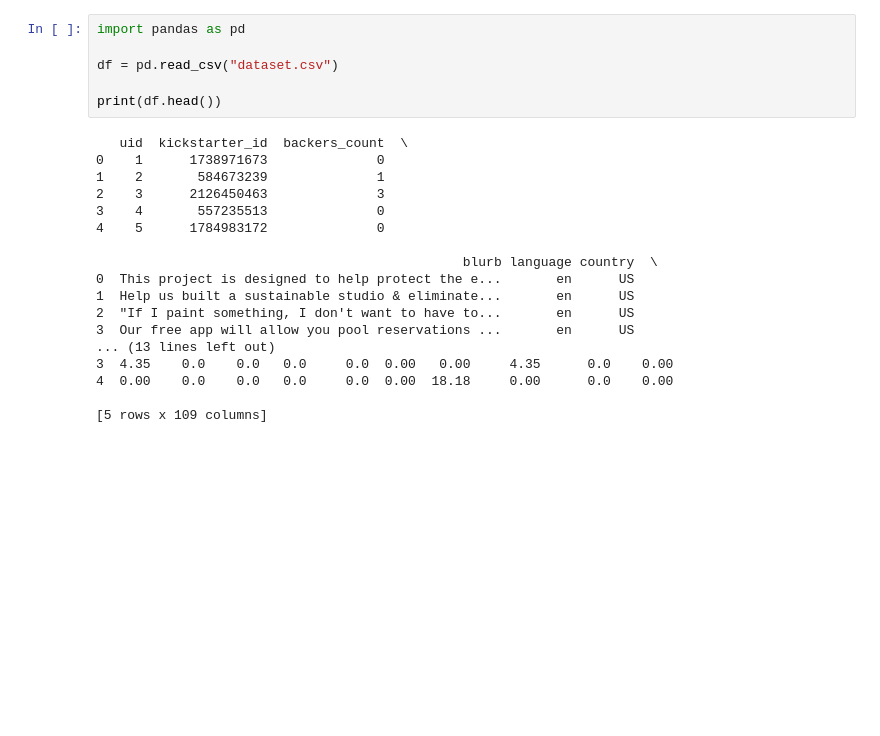
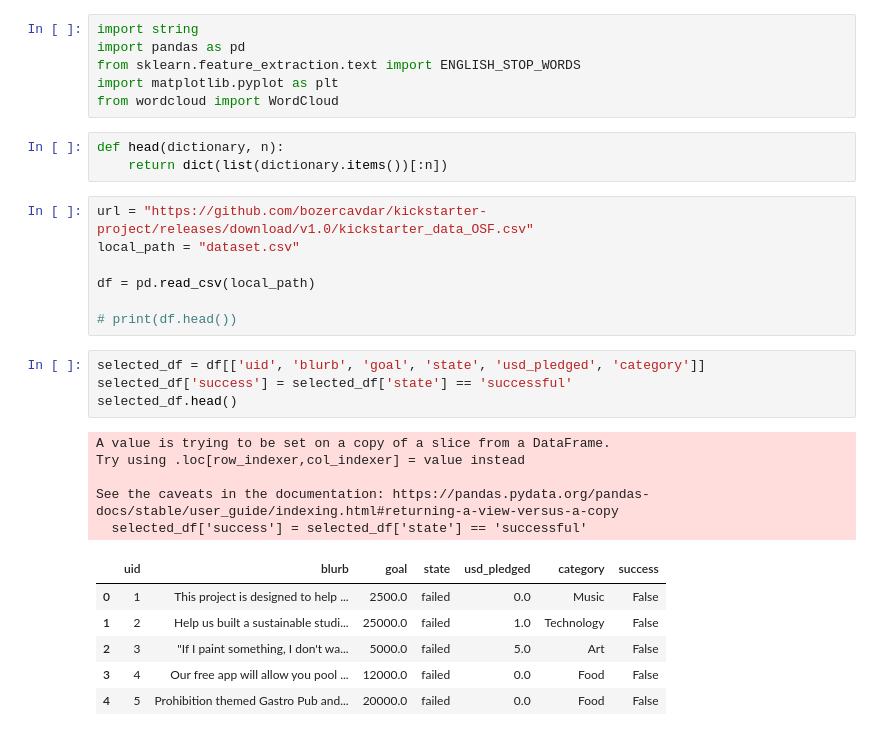
Before and after one commit to bozercavdar/kickstarter-project, a Jupyter notebook: main.ipynb, the cells around one changed output. Cells and saved outputs as stored; diff of their text form; blank space fills up the shorter version.

```diff
--- a/main.ipynb
+++ b/main.ipynb
@@ -1,24 +1,32 @@
+# %%
+import string
+import pandas as pd
+from sklearn.feature_extraction.text import ENGLISH_STOP_WORDS
+import matplotlib.pyplot as plt
+from wordcloud import WordCloud
+# %%
+def head(dictionary, n):
+    return dict(list(dictionary.items())[:n])
 # %%
-import pandas as pd
+url = "https://github.com/bozercavdar/kickstarter-project/releases/download/v1.0/kickstarter_data_OSF.csv"
+local_path = "dataset.csv"
 
-df = pd.read_csv("dataset.csv")
+df = pd.read_csv(local_path)
 
-print(df.head())
+# print(df.head())
-# %% [output]
-   uid  kickstarter_id  backers_count  \
-0    1      1738971673              0
-1    2       584673239              1
-2    3      2126450463              3
-3    4       557235513              0
-4    5      1784983172              0
-
-                                               blurb language country  \
-0  This project is designed to help protect the e...       en      US
-1  Help us built a sustainable studio & eliminate...       en      US
-2  "If I paint something, I don't want to have to...       en      US
-3  Our free app will allow you pool reservations ...       en      US
-... (13 lines left out)
-3  4.35    0.0    0.0   0.0     0.0  0.00   0.00     4.35      0.0    0.00
-4  0.00    0.0    0.0   0.0     0.0  0.00  18.18     0.00      0.0    0.00
-
-[5 rows x 109 columns]
+# %%
+selected_df = df[['uid', 'blurb', 'goal', 'state', 'usd_pledged', 'category']]
+selected_df['success'] = selected_df['state'] == 'successful'
+selected_df.head()
+# %% [output]
+A value is trying to be set on a copy of a slice from a DataFrame.
+Try using .loc[row_indexer,col_indexer] = value instead
+
+See the caveats in the documentation: https://pandas.pydata.org/pandas-docs/stable/user_guide/indexing.html#returning-a-view-versus-a-copy
+  selected_df['success'] = selected_df['state'] == 'successful'
+|  | uid | blurb | goal | state | usd_pledged | category | success |
+| 0 | 1 | This project is designed to help ... | 2500.0 | failed | 0.0 | Music | False |
+| 1 | 2 | Help us built a sustainable studi... | 25000.0 | failed | 1.0 | Technology | False |
+| 2 | 3 | "If I paint something, I don't wa... | 5000.0 | failed | 5.0 | Art | False |
+| 3 | 4 | Our free app will allow you pool ... | 12000.0 | failed | 0.0 | Food | False |
+| 4 | 5 | Prohibition themed Gastro Pub and... | 20000.0 | failed | 0.0 | Food | False |
```
Also changed, not shown: parts of 14 cells of this notebook, 3 other files.
